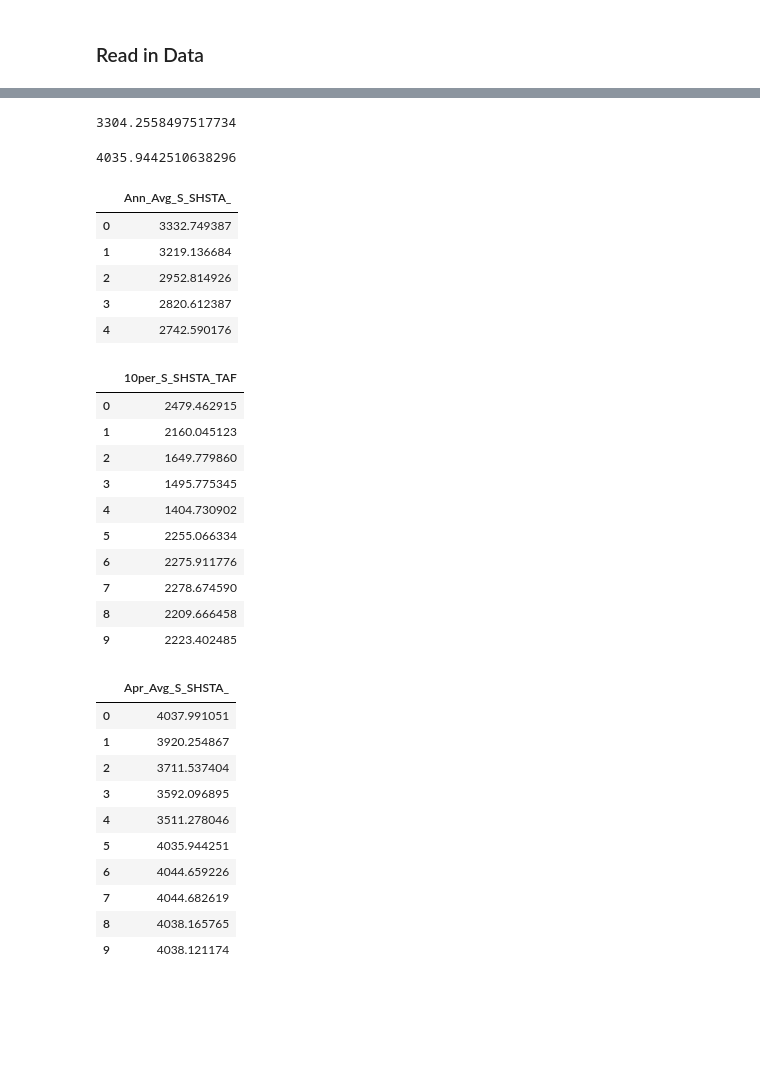
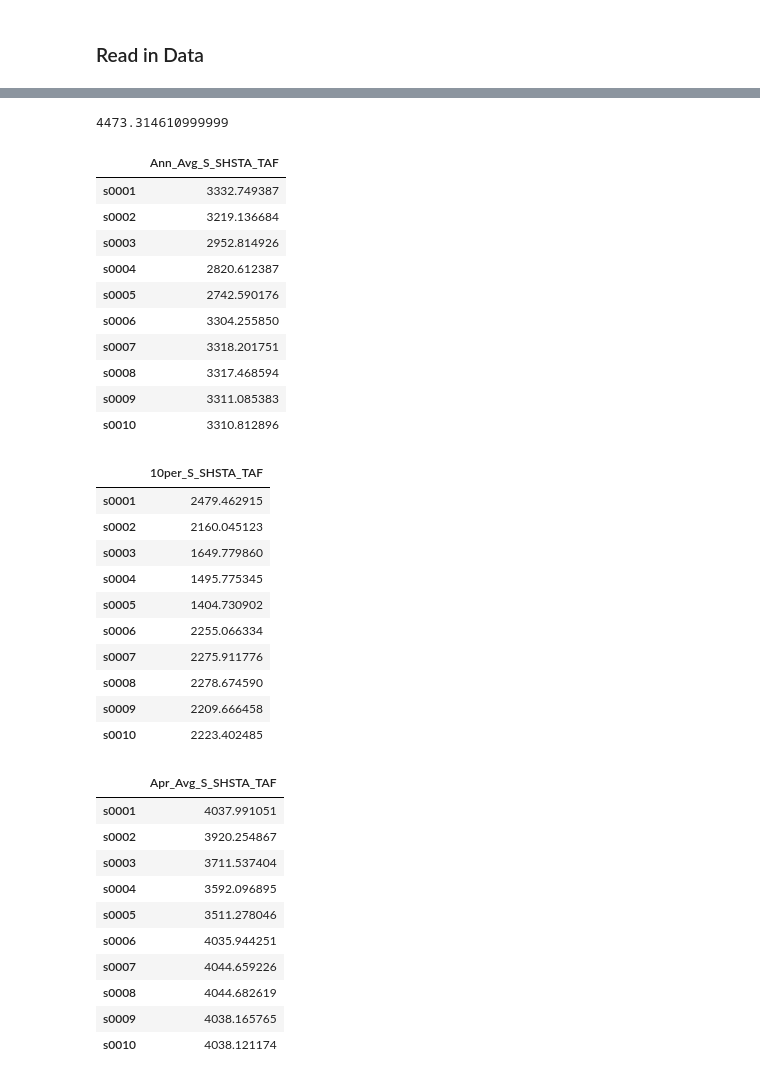
Before and after one commit to maramahmedd/coeqwal, a Jupyter notebook: notebooks/Metrics.ipynb, the cells around one changed output, grey strips where cells are left out. Cells and saved outputs as stored; diff of their text form; code cells hidden in the pictures; blank space fills up the shorter version.

```diff
--- a/notebooks/Metrics.ipynb
+++ b/notebooks/Metrics.ipynb
@@ -154,0 +26,2 @@ Model_Files\DSS\output
+# %%
+DssListFile, DssListTab, DssListPath, DssNamesOutPath, DssIndicesOutPath, DssDirsOutPath, VarListPath, VarListFile, VarListTab, VarOutPath, DataOutPath, ConvertDataOutPath, ExtractionSubPath, ModelSubPath, GroupDataDirPath, ScenarioDir, DssMin, DssMax, DirMin, DirMax, IndexMin, IndexMax, StartMin, StartMax, EndMin, EndMax, VarMin, VarMax = cu.read_init_file(CtrlFile, CtrlTab)
@@ -229,56 +134,56 @@ compute_annual_means(df, 'S_SHSTA').head()
 # %%
-# Compute mean storage in Shasta in Study S_0005
-compute_mean(df, 'S_SHSTA', study_lst=[10], units='TAF')
+# Compute mean April storage in Shasta in Study S_0005
+compute_mean(df, 'S_SHSTA', study_lst=[5], units='TAF', months=[4])
 # %% [output]
-3304.2558497517734
+4473.314610999999
-# %%
-# Compute mean April storage in Shasta in Study S_0005
-compute_mean(df, 'S_SHSTA', study_lst=[10], units='TAF', months=[4])
-# %% [output]
-4035.9442510638296
 # %%
 # Shasta Annual Avg.
 shasta_ann_avg_df = ann_avg(df, dss_names, "S_SHSTA_")
-shasta_ann_avg_df.head()
+shasta_ann_avg_df
 # %% [output]
-|  | Ann_Avg_S_SHSTA_ |
-| 0 | 3332.749387 |
-| 1 | 3219.136684 |
-| 2 | 2952.814926 |
-| 3 | 2820.612387 |
-| 4 | 2742.590176 |
+|  | Ann_Avg_S_SHSTA_TAF |
+| s0001 | 3332.749387 |
+| s0002 | 3219.136684 |
+| s0003 | 2952.814926 |
+| s0004 | 2820.612387 |
+| s0005 | 2742.590176 |
+| s0006 | 3304.255850 |
+| s0007 | 3318.201751 |
+| s0008 | 3317.468594 |
+| s0009 | 3311.085383 |
+| s0010 | 3310.812896 |
 # %%
 # Shasta Annual 10th percentile
 shasta_10_pct = ann_percentile(df, dss_names, 0.1, "S_SHSTA_", "10per_S_SHSTA_TAF")
 shasta_10_pct
 # %% [output]
 |  | 10per_S_SHSTA_TAF |
-| 0 | 2479.462915 |
-| 1 | 2160.045123 |
-| 2 | 1649.779860 |
-| 3 | 1495.775345 |
-| 4 | 1404.730902 |
-| 5 | 2255.066334 |
-| 6 | 2275.911776 |
-| 7 | 2278.674590 |
-| 8 | 2209.666458 |
-| 9 | 2223.402485 |
+| s0001 | 2479.462915 |
+| s0002 | 2160.045123 |
+| s0003 | 1649.779860 |
+| s0004 | 1495.775345 |
+| s0005 | 1404.730902 |
+| s0006 | 2255.066334 |
+| s0007 | 2275.911776 |
+| s0008 | 2278.674590 |
+| s0009 | 2209.666458 |
+| s0010 | 2223.402485 |
 # %%
 # Shasta April Avg
 shasta_apr_avg = mnth_avg(df, dss_names, "S_SHSTA_", 4)
 shasta_apr_avg
 # %% [output]
-|  | Apr_Avg_S_SHSTA_ |
-| 0 | 4037.991051 |
-| 1 | 3920.254867 |
-| 2 | 3711.537404 |
-| 3 | 3592.096895 |
-| 4 | 3511.278046 |
-| 5 | 4035.944251 |
-| 6 | 4044.659226 |
-| 7 | 4044.682619 |
-| 8 | 4038.165765 |
-| 9 | 4038.121174 |
+|  | Apr_Avg_S_SHSTA_TAF |
+| s0001 | 4037.991051 |
+| s0002 | 3920.254867 |
+| s0003 | 3711.537404 |
+| s0004 | 3592.096895 |
+| s0005 | 3511.278046 |
+| s0006 | 4035.944251 |
+| s0007 | 4044.659226 |
+| s0008 | 4044.682619 |
+| s0009 | 4038.165765 |
+| s0010 | 4038.121174 |
 # %%
 # Shasta all month Avg's
 shasta_moy_avgs = moy_avgs(df, "S_SHSTA_", dss_names)
```
Also changed, not shown: parts of 40 cells of this notebook, 6 other files.
